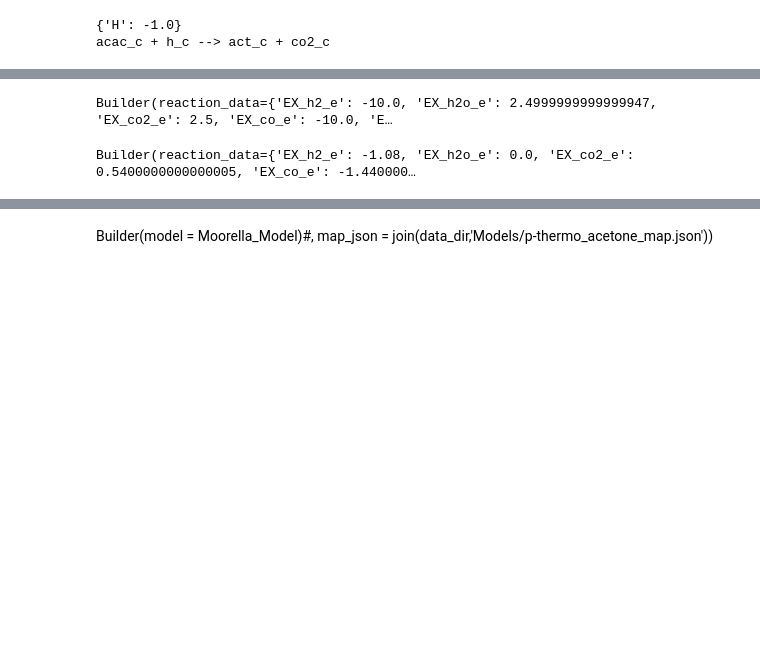
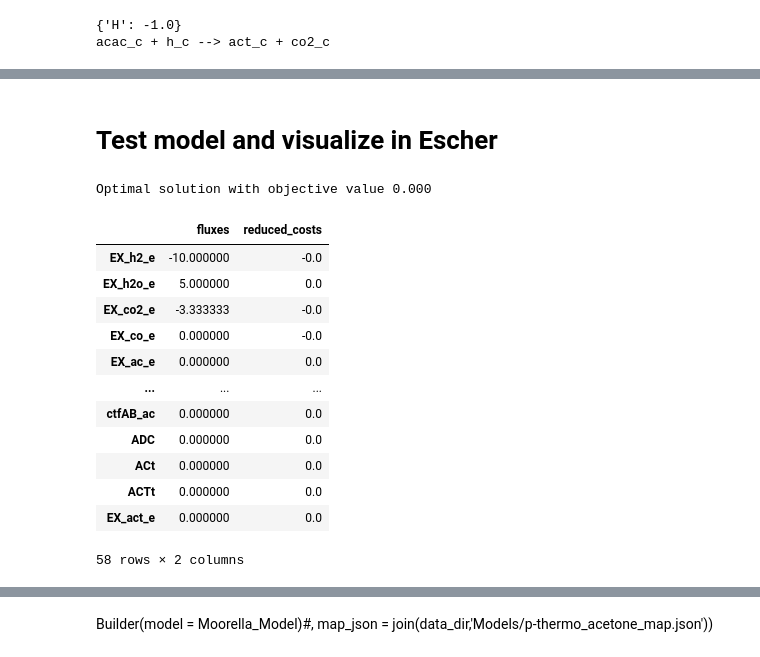
Before and after one commit to biosustain/CO2_fixation_models, a Jupyter notebook: Scripts/S8_WL_metabolic_model.ipynb, the cells around one changed output, grey strips where cells are left out. Cells and saved outputs as stored; diff of their text form; code cells hidden in the pictures; blank space fills up the shorter version.

```diff
--- a/Scripts/S8_WL_metabolic_model.ipynb
+++ b/Scripts/S8_WL_metabolic_model.ipynb
@@ -211,6 +482,21 @@ WLmodelActn.add_reactions([ctfAB_ac, thl, adc, actT, act_ex])
+# %% [markdown]
+# Test model and visualize in Escher
 # %%
-WLmodelActn.objective = "EX_act_e"
-solution = WLmodelActn.optimize()
-Builder(model = WLmodelActn, map_json = join(data_dir,'Models/AcetonePathway2.json'), reaction_data = solution.fluxes.to_dict())
+WLmodelActn.objective = "EX_ac_e"
+WLmodelActn.optimize()
+#Builder(model = WLmodelActn, map_json = join(data_dir,'Models/AcetonePathway2.json'), reaction_data = solution.fluxes.to_dict())
 # %% [output]
-Builder(reaction_data={'EX_h2_e': -10.0, 'EX_h2o_e': 2.4999999999999947, 'EX_co2_e': 2.5, 'EX_co_e': -10.0, 'E…
+Optimal solution with objective value 0.000
+|  | fluxes | reduced_costs |
+| EX_h2_e | -10.000000 | -0.0 |
+| EX_h2o_e | 5.000000 | 0.0 |
+| EX_co2_e | -3.333333 | -0.0 |
+| EX_co_e | 0.000000 | -0.0 |
+| EX_ac_e | 0.000000 | 0.0 |
+| ... | ... | ... |
+| ctfAB_ac | 0.000000 | 0.0 |
+| ADC | 0.000000 | 0.0 |
+| ACt | 0.000000 | 0.0 |
+| ACTt | 0.000000 | 0.0 |
+| EX_act_e | 0.000000 | 0.0 |
+58 rows × 2 columns
@@ -217,4 +506,2 @@ Builder(reaction_data={'EX_h2_e': -10.0, 'EX_h2o_e': 2.4999999999999947, 'EX_co2
 # %%
-Builder(model = WLmodelActn, map_json = join(data_dir,'Models/WL_core.json'), reaction_data = solution.fluxes.to_dict())
+Builder(model = WLmodelActn, map_json = join(data_dir,'Models/EscherMaps/AcetonePathway.json'), reaction_data = solution.fluxes.to_dict())
-# %% [output]
-Builder(reaction_data={'EX_h2_e': -1.08, 'EX_h2o_e': 0.0, 'EX_co2_e': 0.5400000000000005, 'EX_co_e': -1.440000…
```
Also changed, not shown: parts of 33 cells of this notebook, 11 other files.
